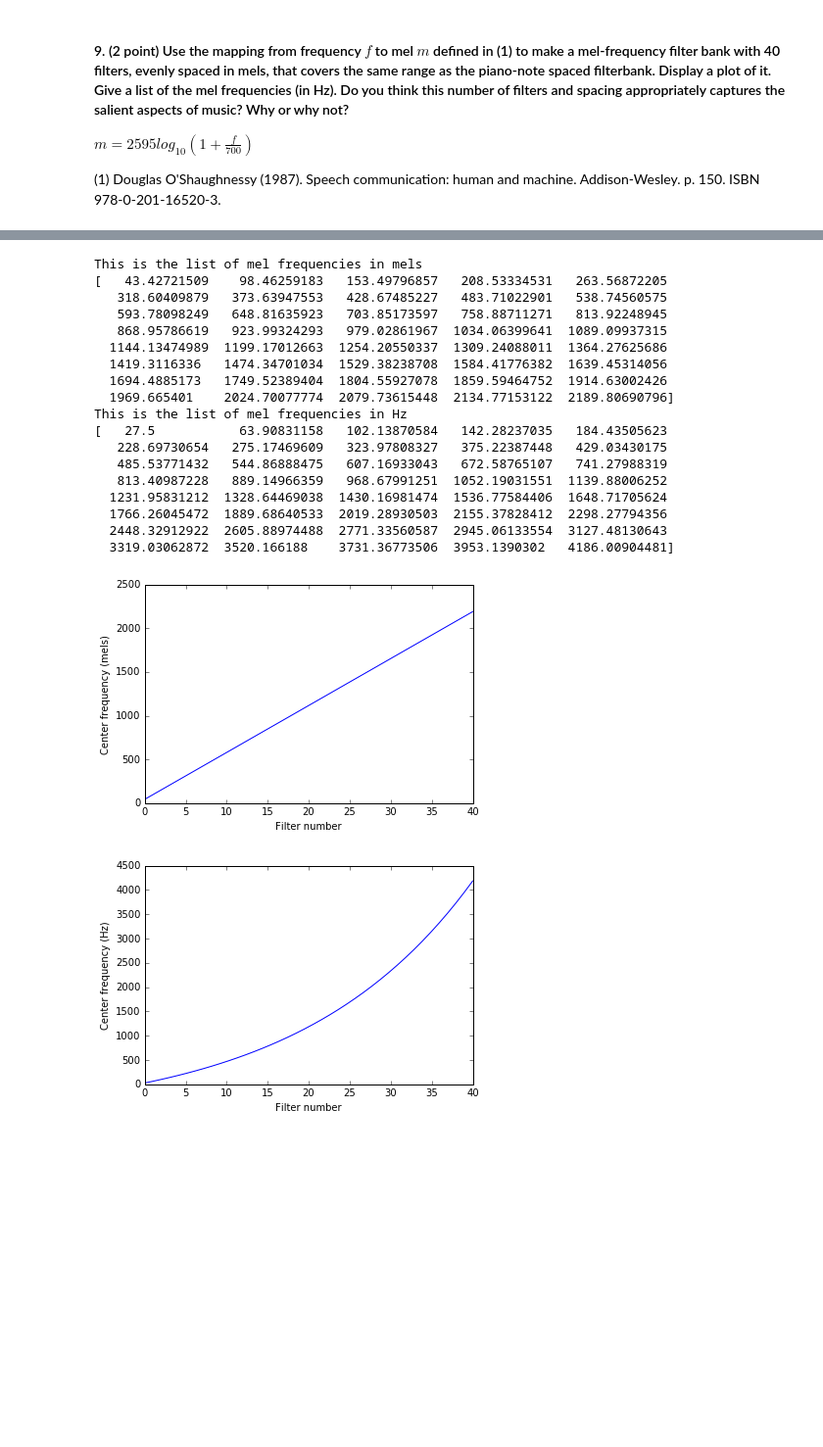
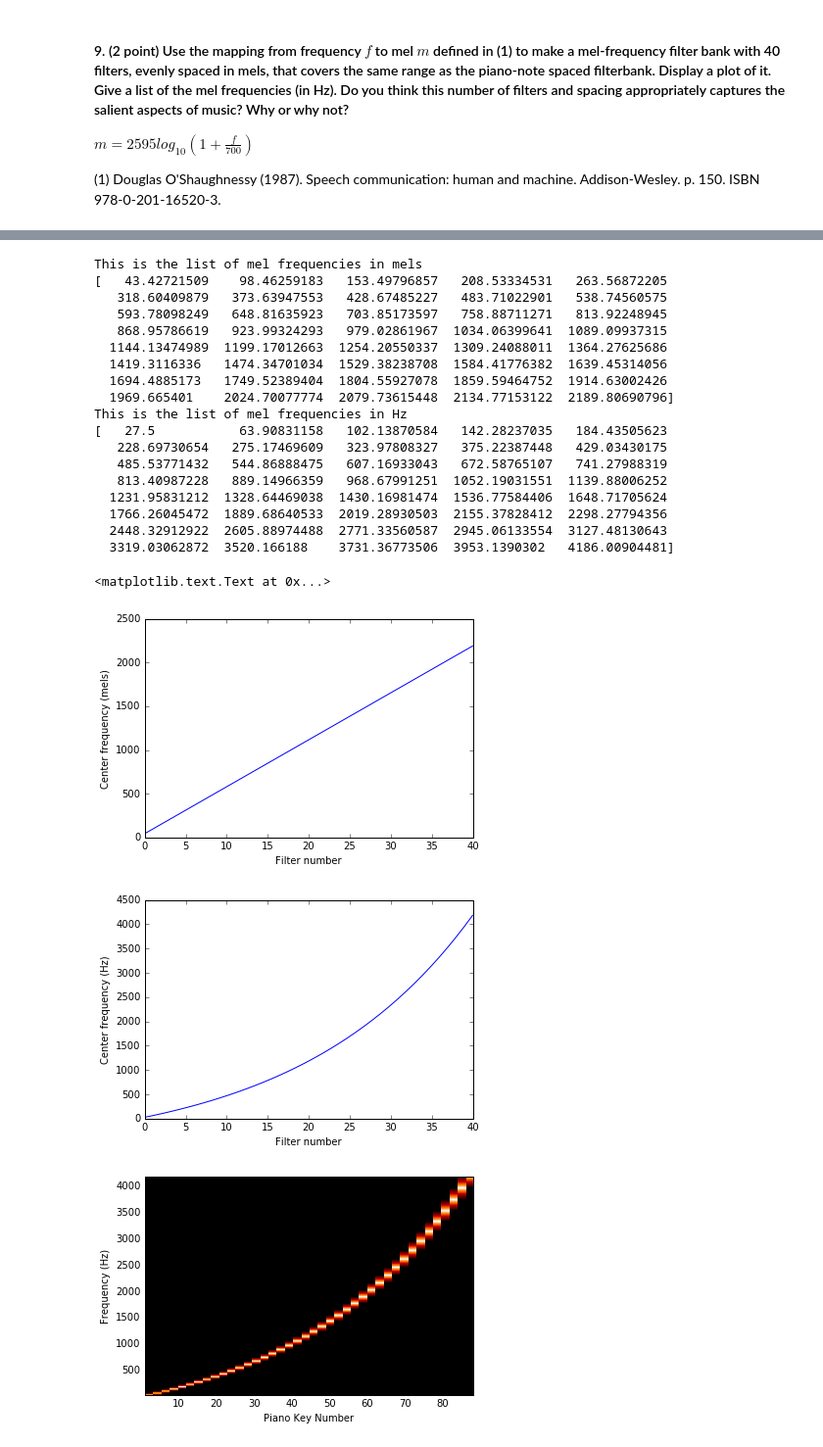
Before and after one commit to sgnachreiner/eecs352-hw2, a Jupyter notebook: HW2.ipynb, the cells around one changed output, grey strips where cells are left out. Shown at 98% size. Cells and saved outputs as stored; diff of their text form; code cells hidden in the pictures; blank space fills up the shorter version.

```diff
--- a/HW2.ipynb
+++ b/HW2.ipynb
@@ -525,30 +536,40 @@ for i in range(cfreqs.size):
 
 fig2 = plt.figure()
 fig2.add_subplot(111)
 plt.plot(x, cfreqs)
 plt.xlabel('Filter number')
 plt.ylabel('Center frequency (Hz)')
 
 print "This is the list of mel frequencies in Hz"
 print cfreqs
+
+freqs = np.linspace(bottom_piano_note,top_piano_note,(top_piano_note-bottom_piano_note + 1))
+x = make_triangular_filters(cfreqs,freqs)
+fig = plt.figure()
+ax = fig.add_subplot(111)
+ax.imshow(np.rot90(x), interpolation="nearest",extent=[1,88,bottom_piano_note,top_piano_note],cmap=plt.cm.gist_heat,aspect='auto')
+plt.xlabel('Piano Key Number')
+plt.ylabel('Frequency (Hz)')
 # %% [output]
 This is the list of mel frequencies in mels
 [   43.42721509    98.46259183   153.49796857   208.53334531   263.56872205
    318.60409879   373.63947553   428.67485227   483.71022901   538.74560575
    593.78098249   648.81635923   703.85173597   758.88711271   813.92248945
    868.95786619   923.99324293   979.02861967  1034.06399641  1089.09937315
   1144.13474989  1199.17012663  1254.20550337  1309.24088011  1364.27625686
   1419.3116336   1474.34701034  1529.38238708  1584.41776382  1639.45314056
   1694.4885173   1749.52389404  1804.55927078  1859.59464752  1914.63002426
   1969.665401    2024.70077774  2079.73615448  2134.77153122  2189.80690796]
 This is the list of mel frequencies in Hz
 [   27.5           63.90831158   102.13870584   142.28237035   184.43505623
    228.69730654   275.17469609   323.97808327   375.22387448   429.03430175
    485.53771432   544.86888475   607.16933043   672.58765107   741.27988319
    813.40987228   889.14966359   968.67991251  1052.19031551  1139.88006252
   1231.95831212  1328.64469038  1430.16981474  1536.77584406  1648.71705624
   1766.26045472  1889.68640533  2019.28930503  2155.37828412  2298.27794356
   2448.32912922  2605.88974488  2771.33560587  2945.06133554  3127.48130643
   3319.03062872  3520.166188    3731.36773506  3953.1390302   4186.00904481]
+<matplotlib.text.Text at 0x...>
 [figure]
 [figure]
+[figure, added]
```
Also changed, not shown: parts of 9 cells of this notebook.
